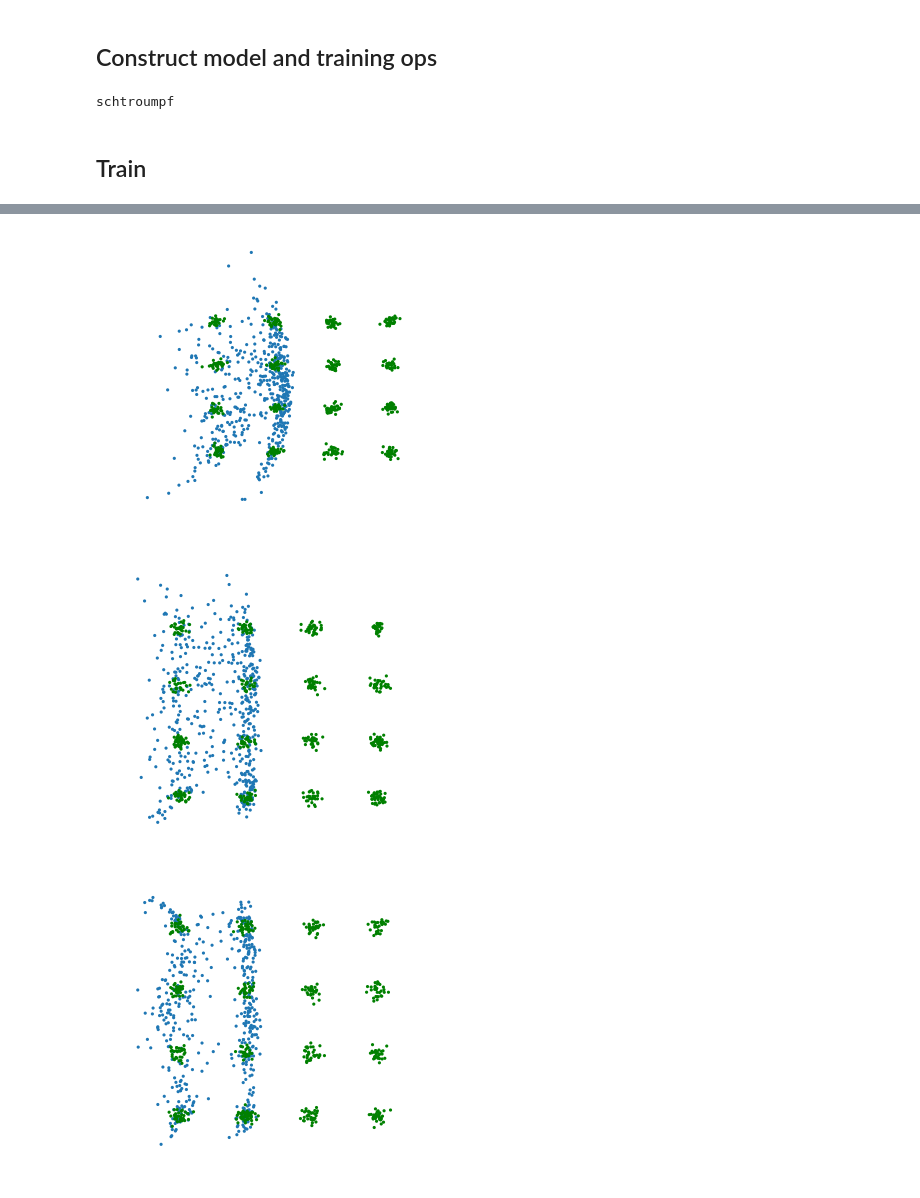
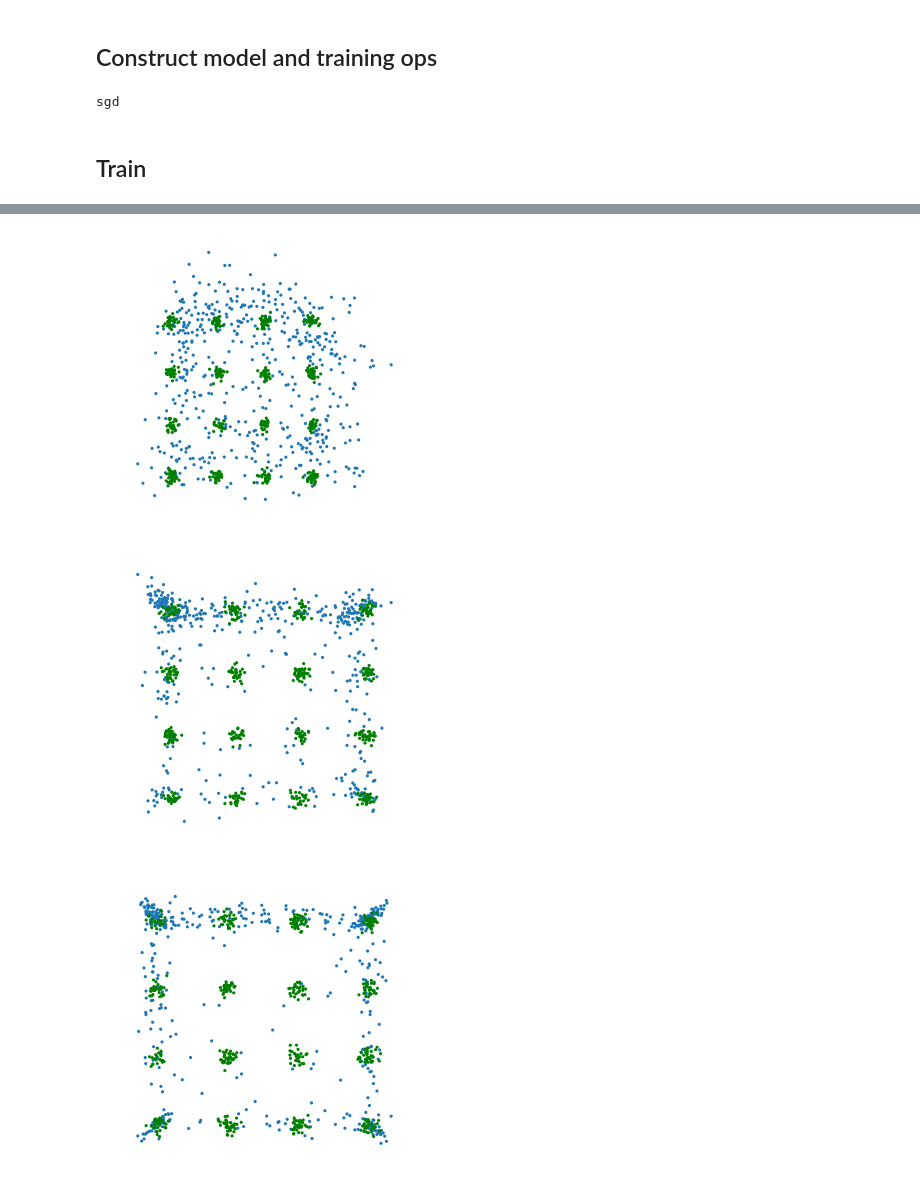
Before and after one commit to bruno-31/diff-game, a Jupyter notebook: conscensus-gan.ipynb, the cells around one changed output, grey strips where cells are left out. Cells and saved outputs as stored; diff of their text form; code cells hidden in the pictures.

```diff
--- a/conscensus-gan.ipynb
+++ b/conscensus-gan.ipynb
@@ -53,11 +54,11 @@ params = dict(
     gen_learning_rate=1e-4,
     beta1=0.5,
     epsilon=1e-8,
-    max_iter=8000,
-    viz_every=1000,
+    max_iter=20000,
+    viz_every=2000,
     z_dim=256,
     x_dim=2,
-    optimizer='sga', # rmsprop sgd sga
+    optimizer='rmsprop', # rmsprop sgd sga
     reg_w=10.
 )
 # %% [markdown]
@@ -85,6 +86,7 @@ gen_vars = tf.get_collection(tf.GraphKeys.TRAINABLE_VARIABLES, "generator")
 disc_vars = tf.get_collection(tf.GraphKeys.TRAINABLE_VARIABLES, "discriminator")
 
 if params['optimizer'] == 'rmsprop':
+    print('sgd')
     g_train_opt = tf.train.RMSPropOptimizer(params['gen_learning_rate'])
     d_train_opt = tf.train.RMSPropOptimizer(params['disc_learning_rate'])
     d_train_op = d_train_opt.minimize(loss, var_list=disc_vars)
@@ -97,8 +99,8 @@ elif params['optimizer'] == 'sgd':
     d_train_op = d_train_opt.minimize(loss, var_list=disc_vars)
     g_train_op = g_train_opt.minimize(-loss, var_list=gen_vars)
 
-elif params['optimizer'] == 'sga':
-    print('schtroumpf')
+elif params['optimizer'] == 'conscencus':
+    print('conscencus')
     d_opt = tf.train.RMSPropOptimizer(learning_rate=params['disc_learning_rate'])
     g_opt = tf.train.RMSPropOptimizer(learning_rate=params['gen_learning_rate'])
 
@@ -132,7 +134,7 @@ elif params['optimizer'] == 'sga':
     with tf.control_dependencies([g for (g, v) in apply_vec]):
         train_op = optimizer.apply_gradients(apply_vec)
 # %% [output]
-schtroumpf
+sgd
 # %% [markdown]
 ## Train
 # %%
@@ -145,11 +149,10 @@ frames = []
 np_samples = []
 n_batches_viz = 10
 viz_every = params['viz_every']
-nn_every = 100
-
+nn_every = 200
 y_ref = sess.run( data)
 nn_dist = []
-
+nn_kl =[]
 for i in tqdm(range(params['max_iter']+1)):
 #     f, _, _ = sess.run([[loss], g_train_op, d_train_op])
     f, _= sess.run([[loss], train_op])
@@ -166,7 +169,10 @@ for i in tqdm(range(params['max_iter']+1)):
 
     if (i) % nn_every == 0:
         x = np.vstack([sess.run(samples) for _ in range(n_batches_viz)])
-        dist = nn_l2_mean(y_ref,x)
-        nn_dist.append(dist)
-#         print('dist = ', dist)
+        l2nn = nn_l2_mean(x,y_ref)
+        kl =estimate(x, y_ref,k=1)
+        nn_dist.append(l2nn)
+        nn_kl.append(kl)
+#         print('dist = ', l2nn)
+#         print('kl = ', kl)
 # %% [output]
@@ -174,3 +180,3 @@ for i in tqdm(range(params['max_iter']+1)):
-[figure, old version]
+[figure, new version]
-[figure, old version]
+[figure, new version]
-[figure, old version]
+[figure, new version]
```
Also changed, not shown: parts of 10 cells of this notebook, 24 other files.
